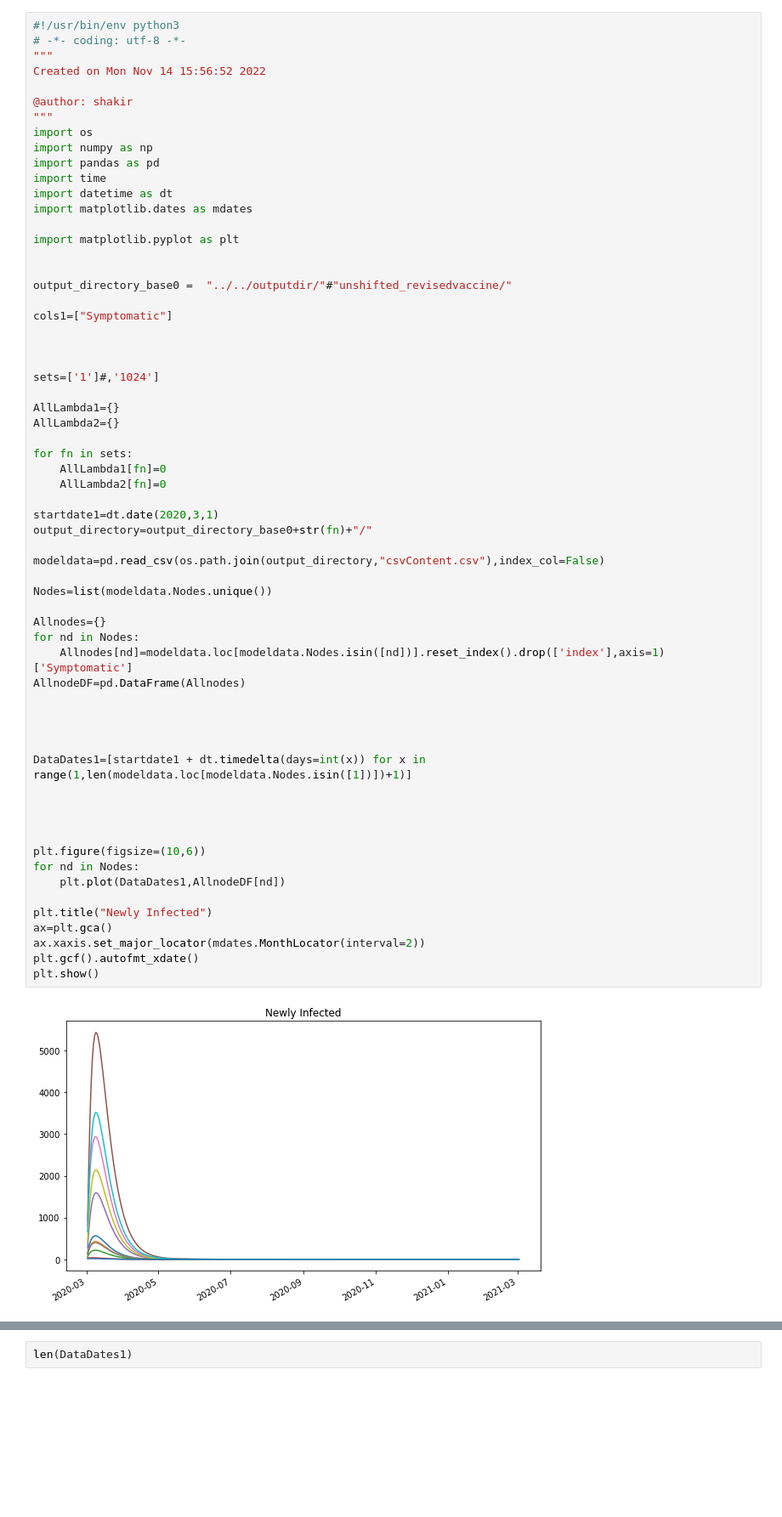
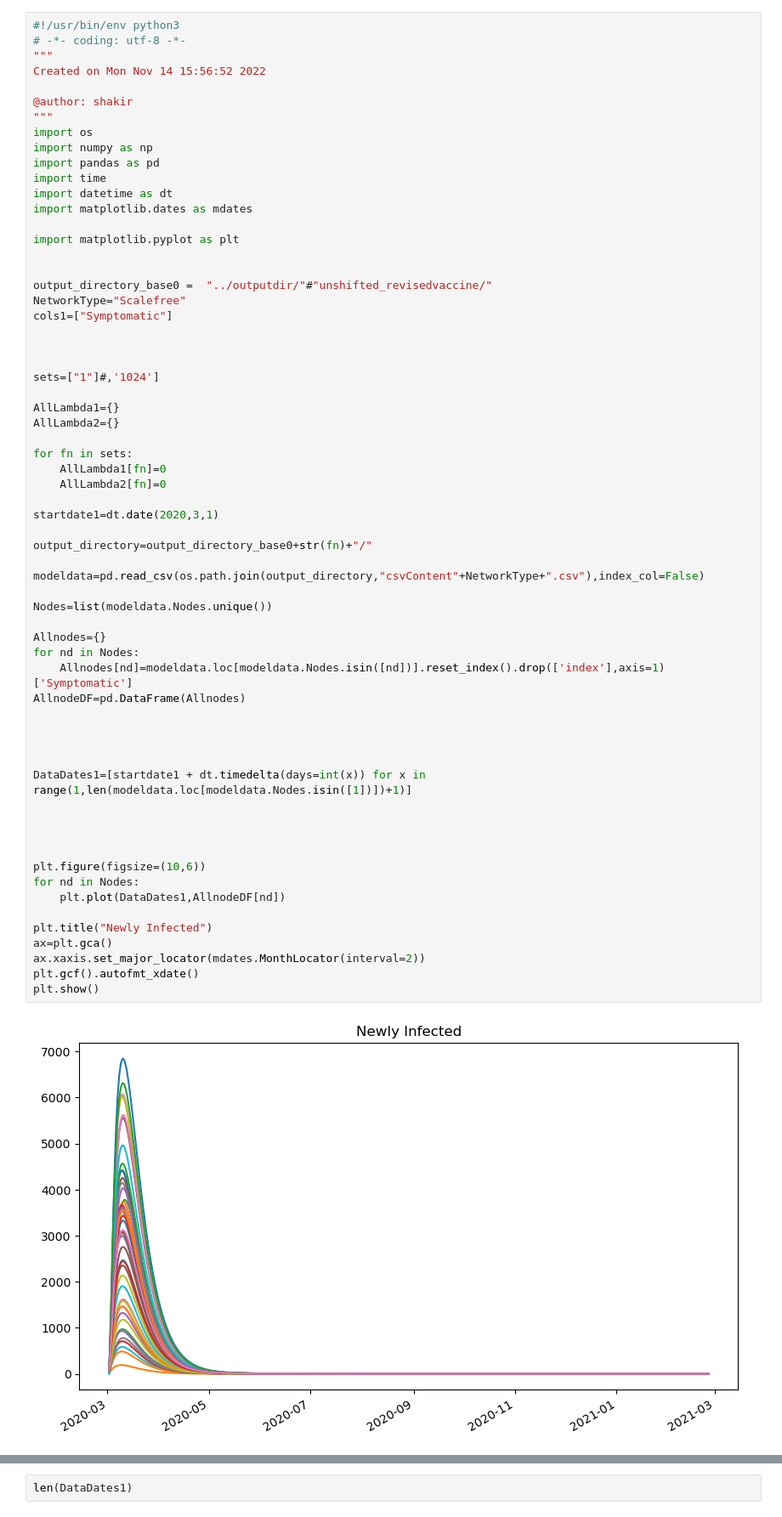
Before and after one commit to shakir507/arbovirus-work, a Jupyter notebook: pythonanalysis/plot_dengueTesting.ipynb, the cells around one changed output, grey strips where cells are left out. Shown: that part at 85% size. Saved outputs shown, nothing was run; the diff lists cells and outputs as text; blank space fills up the shorter version.

```diff
--- a/pythonanalysis/plot_dengueTesting.ipynb
+++ b/pythonanalysis/plot_dengueTesting.ipynb
@@ -16,13 +81,13 @@ import matplotlib.dates as mdates
 import matplotlib.pyplot as plt
 
 
-output_directory_base0 =  "../../outputdir/"#"unshifted_revisedvaccine/"
-
+output_directory_base0 =  "../outputdir/"#"unshifted_revisedvaccine/"
+NetworkType="Scalefree"
 cols1=["Symptomatic"]
 
 
 
-sets=['1']#,'1024']
+sets=["1"]#,'1024']
 
 AllLambda1={}
 AllLambda2={}
@@ -32,33 +97,34 @@ for fn in sets:
     AllLambda2[fn]=0
 
 startdate1=dt.date(2020,3,1)
+
 output_directory=output_directory_base0+str(fn)+"/"
 
-modeldata=pd.read_csv(os.path.join(output_directory,"csvContent.csv"),index_col=False)
+modeldata=pd.read_csv(os.path.join(output_directory,"csvContent"+NetworkType+".csv"),index_col=False)
 
 Nodes=list(modeldata.Nodes.unique())
 
 Allnodes={}
 for nd in Nodes:
     Allnodes[nd]=modeldata.loc[modeldata.Nodes.isin([nd])].reset_index().drop(['index'],axis=1)['Symptomatic']
 AllnodeDF=pd.DataFrame(Allnodes)
 
 
 
 
 DataDates1=[startdate1 + dt.timedelta(days=int(x)) for x in range(1,len(modeldata.loc[modeldata.Nodes.isin([1])])+1)]
 
 
 
 
 plt.figure(figsize=(10,6))
 for nd in Nodes:
     plt.plot(DataDates1,AllnodeDF[nd])
 
 plt.title("Newly Infected")
 ax=plt.gca()
 ax.xaxis.set_major_locator(mdates.MonthLocator(interval=2))
 plt.gcf().autofmt_xdate()
 plt.show()
 # %% [output]
-[figure, old version]
+[figure, new version]
```
Also changed, not shown: parts of 2 cells of this notebook, 21 other files.
